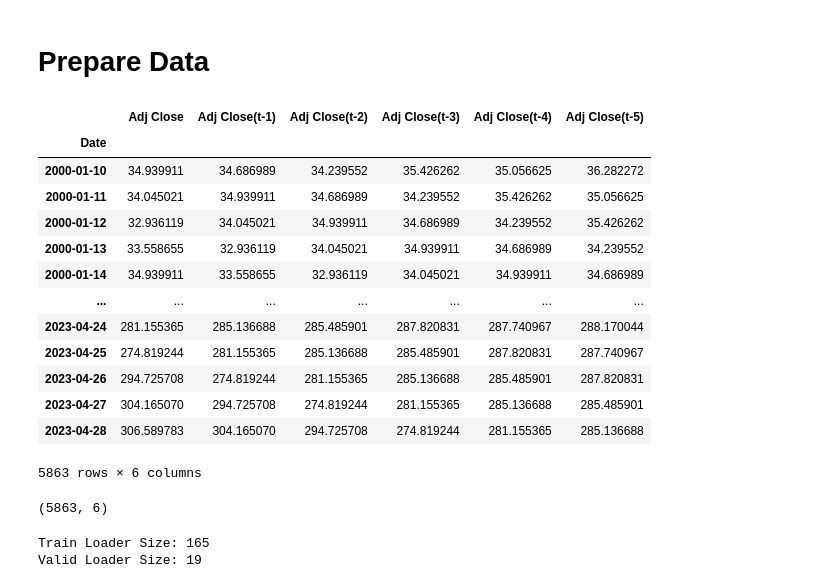
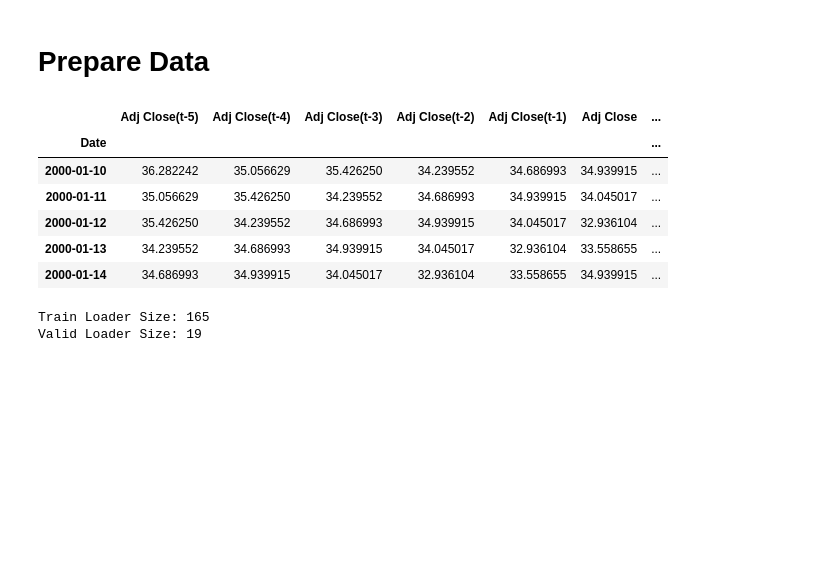
Before and after one commit to danplotkin/LSTM_Time_Series, a Jupyter notebook: TimeSeriesLSTM.ipynb, the cells around one changed output. Drawn from its saved outputs; the diff is of its cells as text; code cells hidden in the pictures; blank space fills up the shorter version.

```diff
--- a/TimeSeriesLSTM.ipynb
+++ b/TimeSeriesLSTM.ipynb
@@ -73,35 +77,30 @@ plt.show()
 # %% [markdown]
 # Prepare Data
 # %%
-def prepare_df(df, window_size):
+def prepare_df(df, window_size, future_steps):
   df = df.copy()
 
-  for i in range(1, window_size+1):
+  for i in range(1, window_size + 1):
     df[f'Adj Close(t-{i})'] = df['Adj Close'].shift(i)
 
+  for i in range(1, future_steps):
+    df[f'Adj Close(t+{i})'] = df['Adj Close'].shift(-i)
+
   return df.dropna()
-# %%
-window_size = 5
-future_steps = 1
-dataset = prepare_df(df, window_size=window_size)
-dataset
-# %% [output]
-|  | Adj Close | Adj Close(t-1) | Adj Close(t-2) | Adj Close(t-3) | Adj Close(t-4) | Adj Close(t-5) |
-| Date |  |  |  |  |  |  |
-| 2000-01-10 | 34.939911 | 34.686989 | 34.239552 | 35.426262 | 35.056625 | 36.282272 |
-| 2000-01-11 | 34.045021 | 34.939911 | 34.686989 | 34.239552 | 35.426262 | 35.056625 |
-| 2000-01-12 | 32.936119 | 34.045021 | 34.939911 | 34.686989 | 34.239552 | 35.426262 |
-| 2000-01-13 | 33.558655 | 32.936119 | 34.045021 | 34.939911 | 34.686989 | 34.239552 |
-| 2000-01-14 | 34.939911 | 33.558655 | 32.936119 | 34.045021 | 34.939911 | 34.686989 |
-| ... | ... | ... | ... | ... | ... | ... |
-| 2023-04-24 | 281.155365 | 285.136688 | 285.485901 | 287.820831 | 287.740967 | 288.170044 |
-| 2023-04-25 | 274.819244 | 281.155365 | 285.136688 | 285.485901 | 287.820831 | 287.740967 |
-| 2023-04-26 | 294.725708 | 274.819244 | 281.155365 | 285.136688 | 285.485901 | 287.820831 |
-| 2023-04-27 | 304.165070 | 294.725708 | 274.819244 | 281.155365 | 285.136688 | 285.485901 |
-| 2023-04-28 | 306.589783 | 304.165070 | 294.725708 | 274.819244 | 281.155365 | 285.136688 |
-5863 rows × 6 columns
-# %%
-dataset.shape
-# %% [output]
-(5863, 6)
+# %%
+window_size = 5
+future_steps = 5
+dataset = prepare_df(df, window_size=window_size, future_steps=future_steps)
+X = dataset.iloc[:, 1:6].iloc[:, ::-1]
+y = dataset.iloc[:, 6:]
+dataset = pd.concat([X, dataset.iloc[:, 0], y], axis=1)
+dataset.head()
+# %% [output]
+|  | Adj Close(t-5) | Adj Close(t-4) | Adj Close(t-3) | Adj Close(t-2) | Adj Close(t-1) | Adj Close | ... |
+| Date |  |  |  |  |  |  | ... |
+| 2000-01-10 | 36.282242 | 35.056629 | 35.426250 | 34.239552 | 34.686993 | 34.939915 | ... |
+| 2000-01-11 | 35.056629 | 35.426250 | 34.239552 | 34.686993 | 34.939915 | 34.045017 | ... |
+| 2000-01-12 | 35.426250 | 34.239552 | 34.686993 | 34.939915 | 34.045017 | 32.936104 | ... |
+| 2000-01-13 | 34.239552 | 34.686993 | 34.939915 | 34.045017 | 32.936104 | 33.558655 | ... |
+| 2000-01-14 | 34.686993 | 34.939915 | 34.045017 | 32.936104 | 33.558655 | 34.939915 | ... |
 # %%
```
Also changed, not shown: parts of 23 cells of this notebook.
